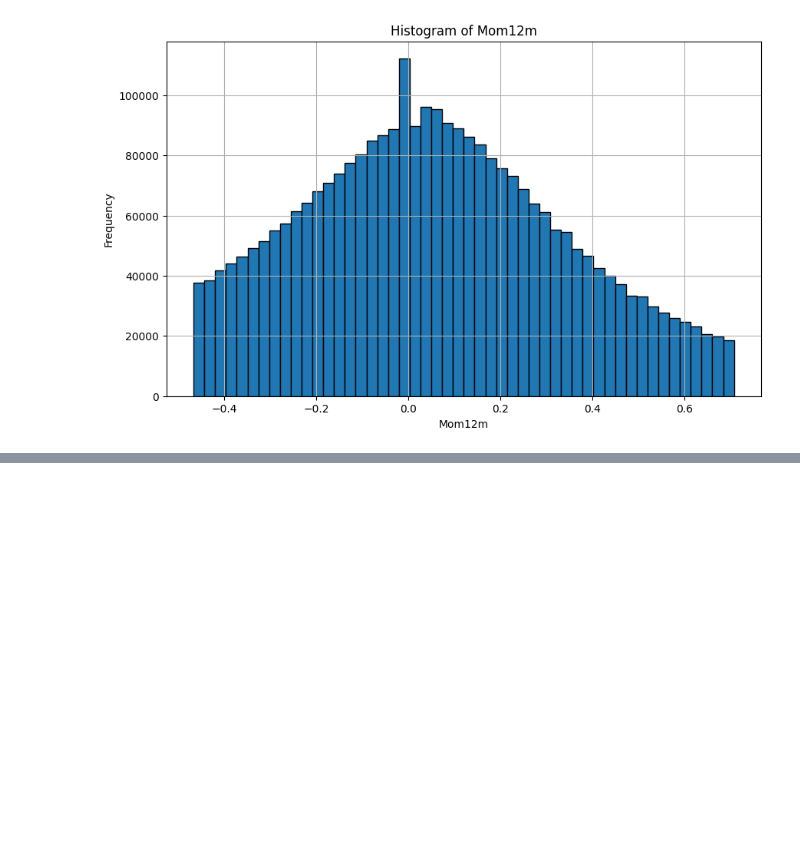
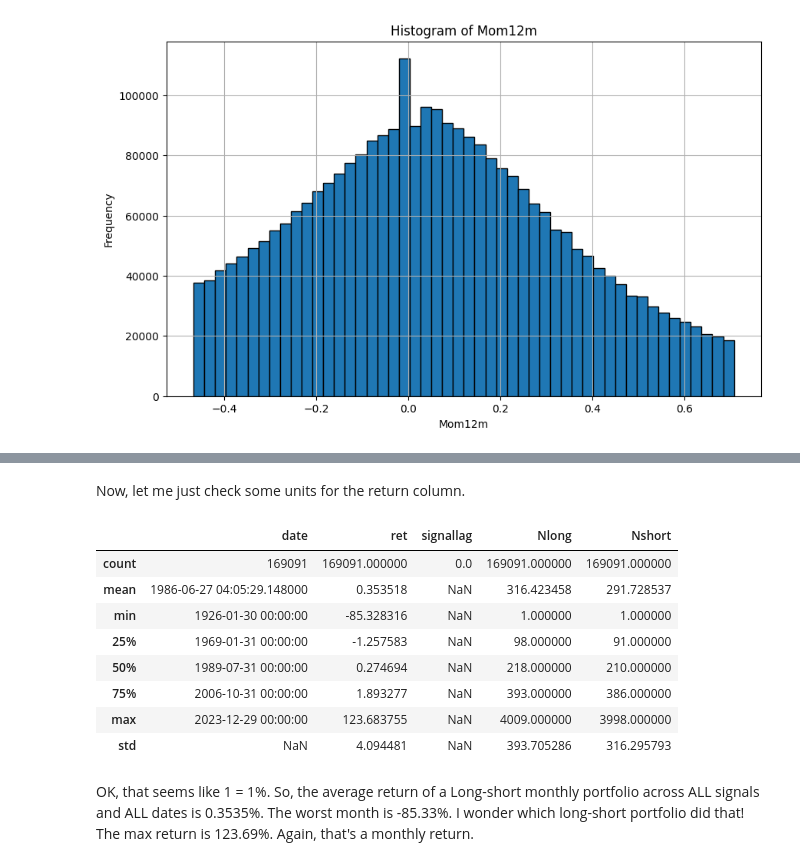
Before and after one commit to aaiken1/fin-data-analysis-python, a Jupyter notebook: code/project.ipynb, the cells around one changed output, grey strips where cells are left out. Saved outputs shown, nothing was run; the diff lists cells and outputs as text; code cells hidden in the pictures; blank space fills up the shorter version.

```diff
--- a/code/project.ipynb
+++ b/code/project.ipynb
@@ -216,0 +278,16 @@ This is an example of the kind of data issues that are going to crop up. Keep yo
+# %% [markdown]
+Now, let me just check some units for the return column.
+# %%
+ls_only.describe()
+# %% [output]
+|  | date | ret | signallag | Nlong | Nshort |
+| count | 169091 | 169091.000000 | 0.0 | 169091.000000 | 169091.000000 |
+| mean | 1986-06-27 04:05:29.148000 | 0.353518 | NaN | 316.423458 | 291.728537 |
+| min | 1926-01-30 00:00:00 | -85.328316 | NaN | 1.000000 | 1.000000 |
+| 25% | 1969-01-31 00:00:00 | -1.257583 | NaN | 98.000000 | 91.000000 |
+| 50% | 1989-07-31 00:00:00 | 0.274694 | NaN | 218.000000 | 210.000000 |
+| 75% | 2006-10-31 00:00:00 | 1.893277 | NaN | 393.000000 | 386.000000 |
+| max | 2023-12-29 00:00:00 | 123.683755 | NaN | 4009.000000 | 3998.000000 |
+| std | NaN | 4.094481 | NaN | 393.705286 | 316.295793 |
+# %% [markdown]
+OK, that seems like 1 = 1%. So, the average return of a Long-short monthly portfolio across ALL signals and ALL dates is 0.3535%. The worst month is -85.33%. I wonder which long-short portfolio did that! The max return is 123.69%. Again, that's a monthly return.
```
Also changed, not shown: parts of 9 cells of this notebook.
